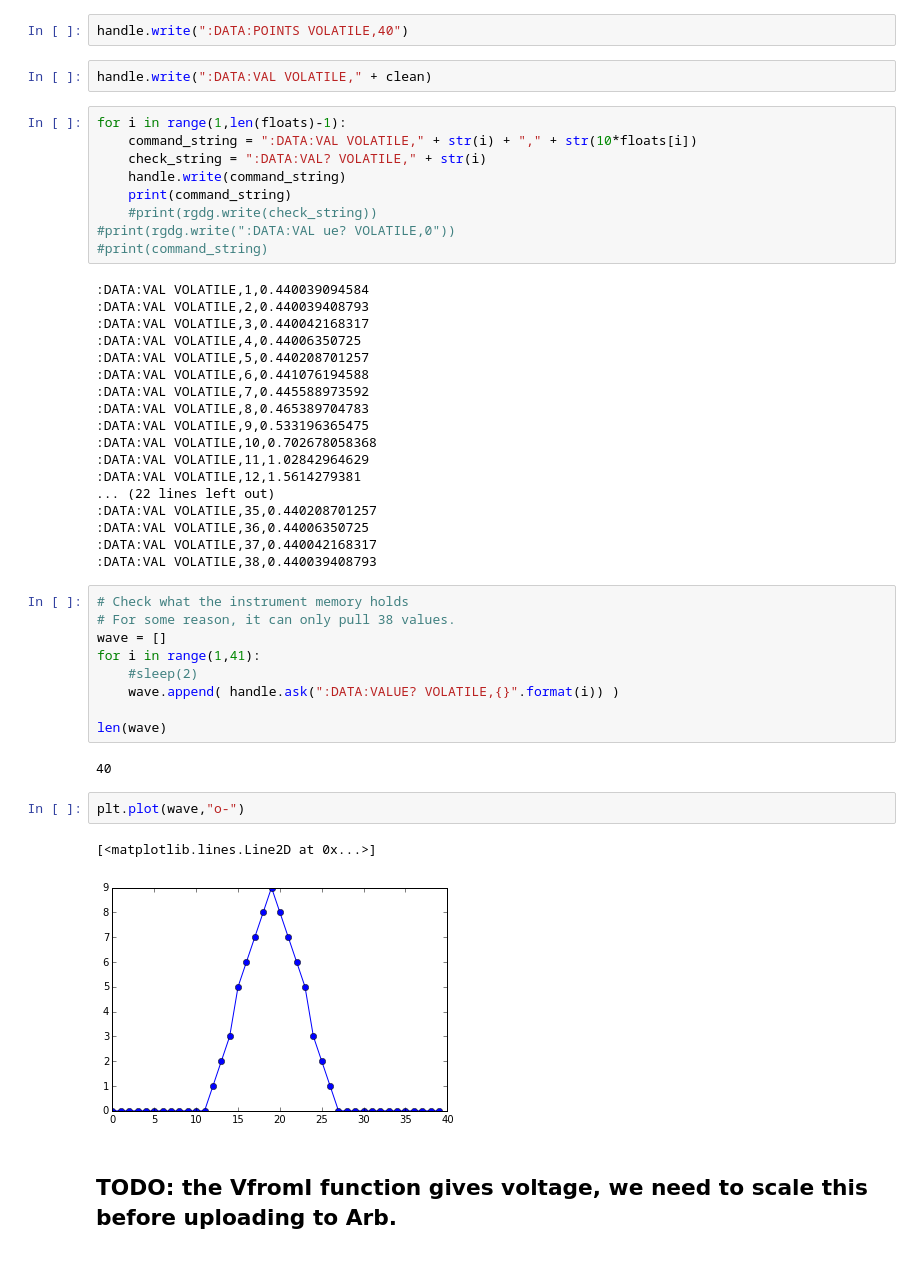
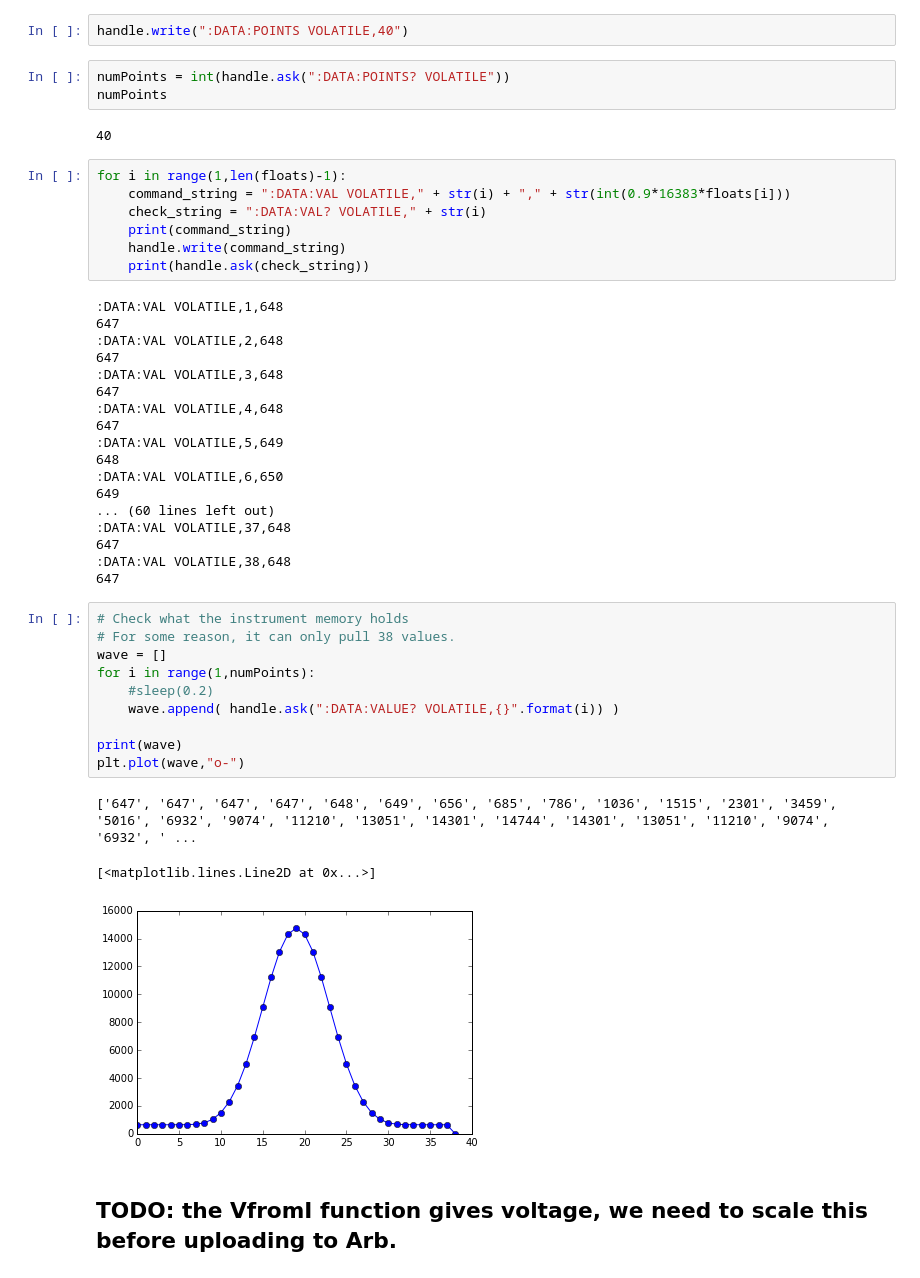
Before and after one commit to DawesLab/Instruments, a Jupyter notebook: Rigol Arb Gen Waveform Creation.ipynb, the cells around one changed output. Saved outputs shown, nothing was run; the diff lists cells and outputs as text.

Commit message:
Working Rigol arb wave upload

```diff
--- a/Rigol Arb Gen Waveform Creation.ipynb
+++ b/Rigol Arb Gen Waveform Creation.ipynb
@@ -94,50 +88,49 @@ clean
 # %%
 handle.write(":DATA:POINTS VOLATILE,40")
-# %%
-handle.write(":DATA:VAL VOLATILE," + clean)
+# %%
+numPoints = int(handle.ask(":DATA:POINTS? VOLATILE"))
+numPoints
+# %% [output]
+40
 # %%
 for i in range(1,len(floats)-1):
-    command_string = ":DATA:VAL VOLATILE," + str(i) + "," + str(10*floats[i])
+    command_string = ":DATA:VAL VOLATILE," + str(i) + "," + str(int(0.9*16383*floats[i]))
     check_string = ":DATA:VAL? VOLATILE," + str(i)
+    print(command_string)
     handle.write(command_string)
-    print(command_string)
-    #print(rgdg.write(check_string))
-#print(rgdg.write(":DATA:VAL ue? VOLATILE,0"))
-#print(command_string)
+    print(handle.ask(check_string))
 # %% [output]
-:DATA:VAL VOLATILE,1,0.440039094584
-:DATA:VAL VOLATILE,2,0.440039408793
-:DATA:VAL VOLATILE,3,0.440042168317
-:DATA:VAL VOLATILE,4,0.44006350725
-:DATA:VAL VOLATILE,5,0.440208701257
-:DATA:VAL VOLATILE,6,0.441076194588
-:DATA:VAL VOLATILE,7,0.445588973592
-:DATA:VAL VOLATILE,8,0.465389704783
-:DATA:VAL VOLATILE,9,0.533196365475
-:DATA:VAL VOLATILE,10,0.702678058368
-:DATA:VAL VOLATILE,11,1.02842964629
-:DATA:VAL VOLATILE,12,1.5614279381
-... (22 lines left out)
-:DATA:VAL VOLATILE,35,0.440208701257
-:DATA:VAL VOLATILE,36,0.44006350725
-:DATA:VAL VOLATILE,37,0.440042168317
-:DATA:VAL VOLATILE,38,0.440039408793
+:DATA:VAL VOLATILE,1,648
+647
+:DATA:VAL VOLATILE,2,648
+647
+:DATA:VAL VOLATILE,3,648
+647
+:DATA:VAL VOLATILE,4,648
+647
+:DATA:VAL VOLATILE,5,649
+648
+:DATA:VAL VOLATILE,6,650
+649
+... (60 lines left out)
+:DATA:VAL VOLATILE,37,648
+647
+:DATA:VAL VOLATILE,38,648
+647
 # %%
 # Check what the instrument memory holds
 # For some reason, it can only pull 38 values.
 wave = []
-for i in range(1,41):
-    #sleep(2)
+for i in range(1,numPoints):
+    #sleep(0.2)
     wave.append( handle.ask(":DATA:VALUE? VOLATILE,{}".format(i)) )
 
-len(wave)
+print(wave)
+plt.plot(wave,"o-")
 # %% [output]
-40
+['647', '647', '647', '647', '648', '649', '656', '685', '786', '1036', '1515', '2301', '3459', '5016', '6932', '9074', '11210', '13051', '14301', '14744', '14301', '13051', '11210', '9074', '6932', ' ...
+[<matplotlib.lines.Line2D at 0x...>]
+[figure, added]
-# %%
-plt.plot(wave,"o-")
-# %% [output]
-[<matplotlib.lines.Line2D at 0x...>]
-[figure, removed]
 # %% [markdown]
 ## TODO: the VfromI function gives voltage, we need to scale this before uploading to Arb.
 # %%
```
Also changed, not shown: parts of 7 cells of this notebook.
